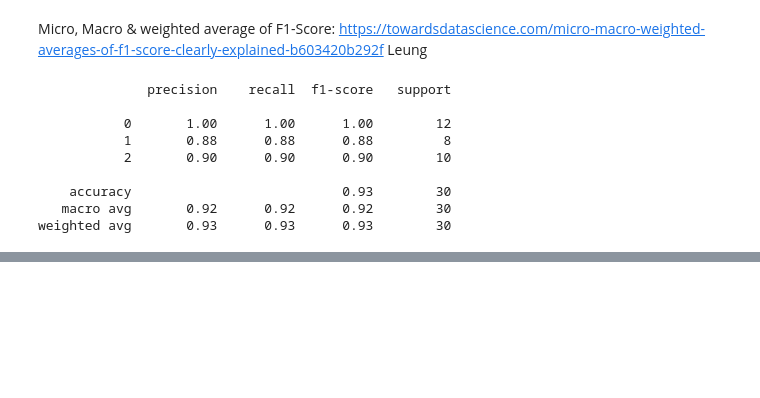
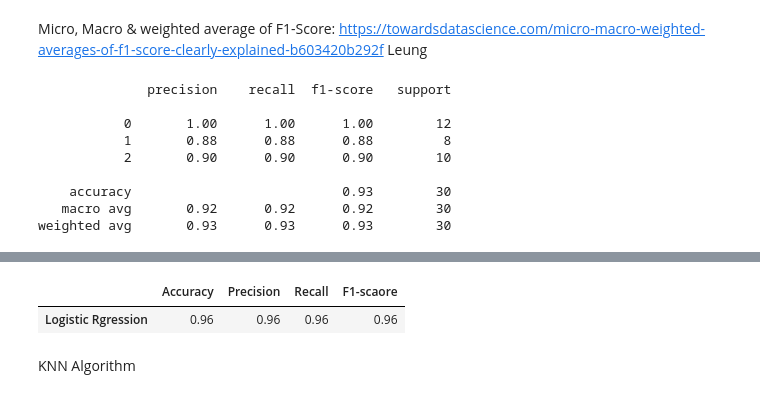
Before and after one commit to Khalid019/Iris_Flower_Classification, a Jupyter notebook: Iris_Flower_Classification.ipynb, the cells around one changed output, grey strips where cells are left out. Saved outputs shown, nothing was run; the diff lists cells and outputs as text; code cells hidden in the pictures; blank space fills up the shorter version.

```diff
--- a/Iris_Flower_Classification.ipynb
+++ b/Iris_Flower_Classification.ipynb
@@ -384,0 +479,9 @@ weighted avg       0.93      0.93      0.93        30
+# %%
+clf2_score = pd.DataFrame([
+                           [0.96, 0.96, 0.96, 0.96]
+                           ],columns=['Accuracy', 'Precision', 'Recall', 'F1-scaore'], index=['Logistic Rgression', ])
+# %%
+clf2_score
+# %% [output]
+|  | Accuracy | Precision | Recall | F1-scaore |
+| Logistic Rgression | 0.96 | 0.96 | 0.96 | 0.96 |
@@ -384,0 +490,2 @@ weighted avg       0.93      0.93      0.93        30
+# %% [markdown]
+KNN Algorithm
```
Also changed, not shown: parts of 17 cells of this notebook.
